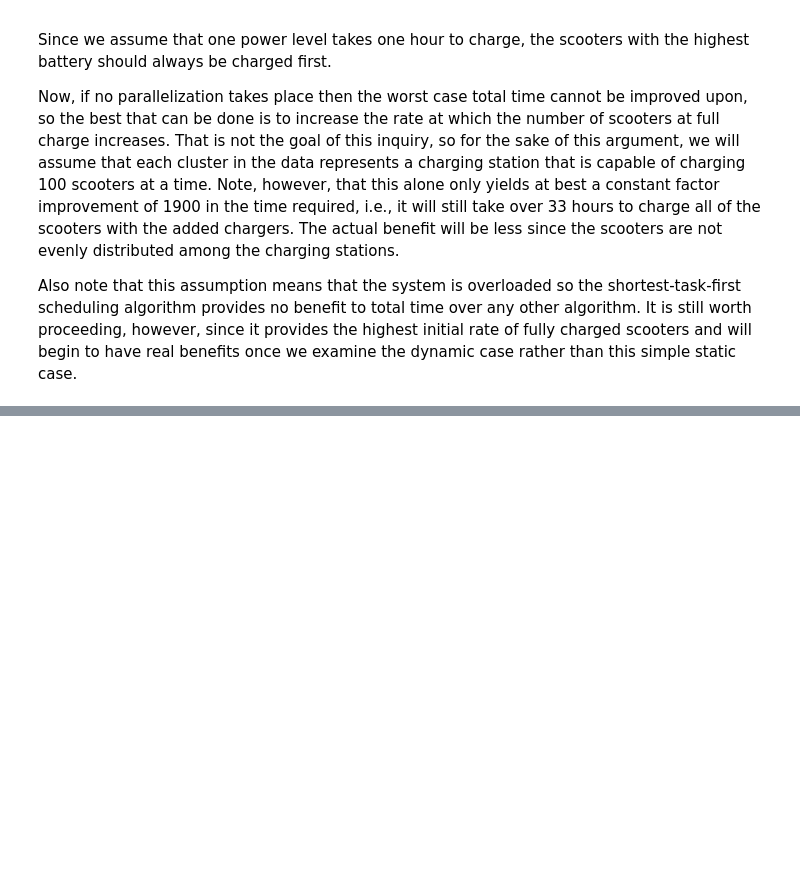
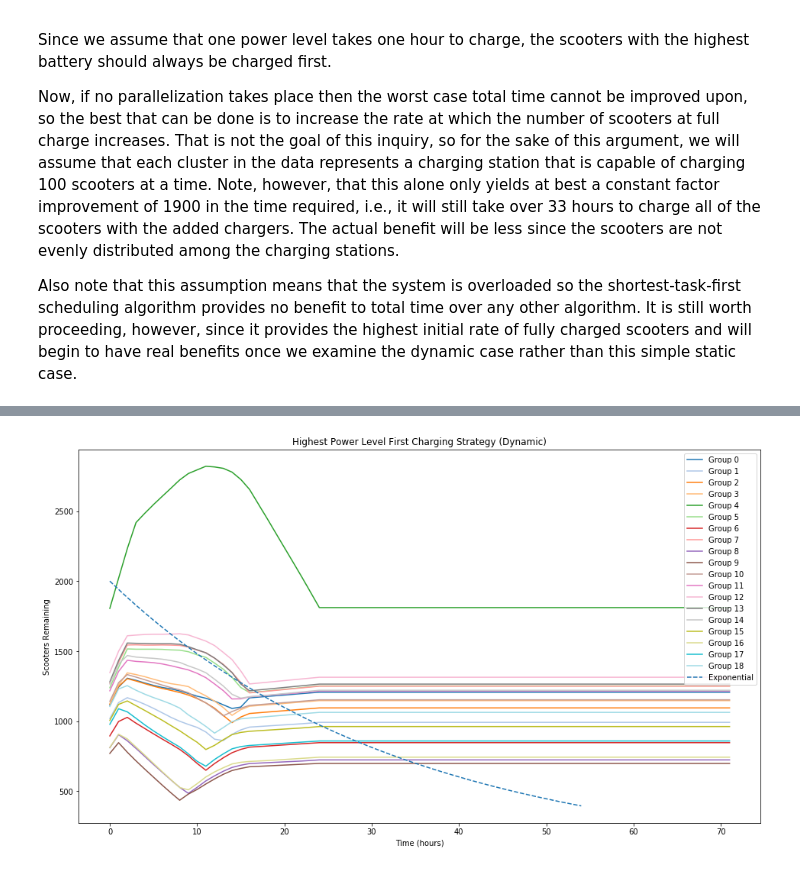
Before and after one commit to bkshrader/xtern-data-science-work-sample, a Jupyter notebook: worksample.ipynb, the cells around one changed output, grey strips where cells are left out. Cells and saved outputs as stored; diff of their text form; code cells hidden in the pictures; blank space fills up the shorter version.

```diff
--- a/worksample.ipynb
+++ b/worksample.ipynb
@@ -276,0 +340,15 @@ they will ride to the closest destination they can reach and walk the rest of th
+# %%
+fig = plt.figure(figsize=(16, 9))
+plt.title("Highest Power Level First Charging Strategy (Dynamic)")
+plt.ylabel("Scooters Remaining")
+plt.xlabel("Time (hours)")
+for group in range(19):
+    plt.plot(dynamic_charging_data.time, dynamic_charging_data[f"group_{group}"], c=lab.cm.tab20(np.linspace(0, 1, 19)[group]), label=f"Group {group}")
+x = np.arange(0, 55)
+k = 0.03
+plt.plot(x, 2000 * np.exp(-k*x), "--", label="Exponential")
+plt.legend()
+fig.patch.set_facecolor("white")
+plt.show()
+# %% [output]
+[figure, added]
```
Also changed, not shown: parts of 9 cells of this notebook.
